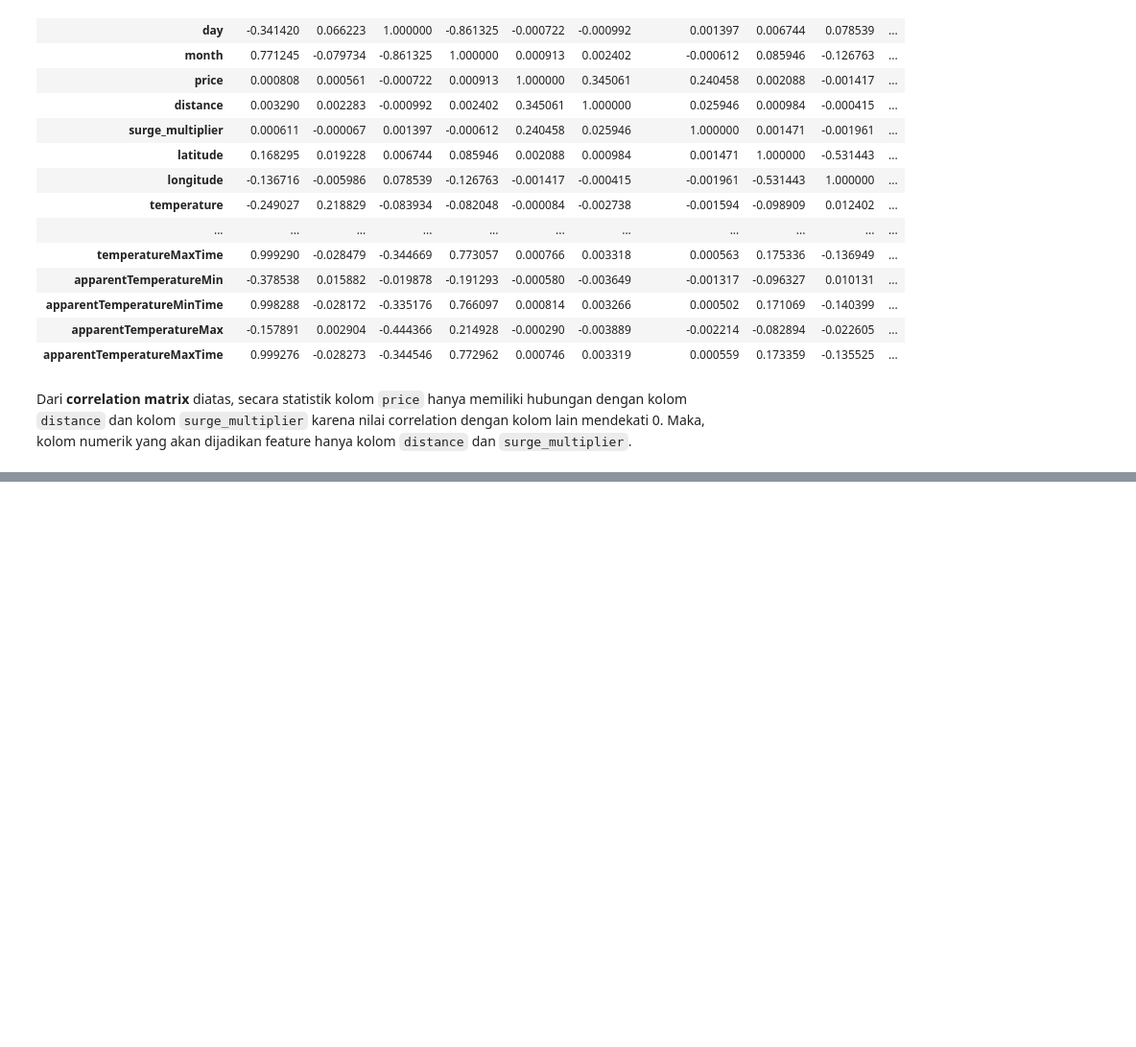
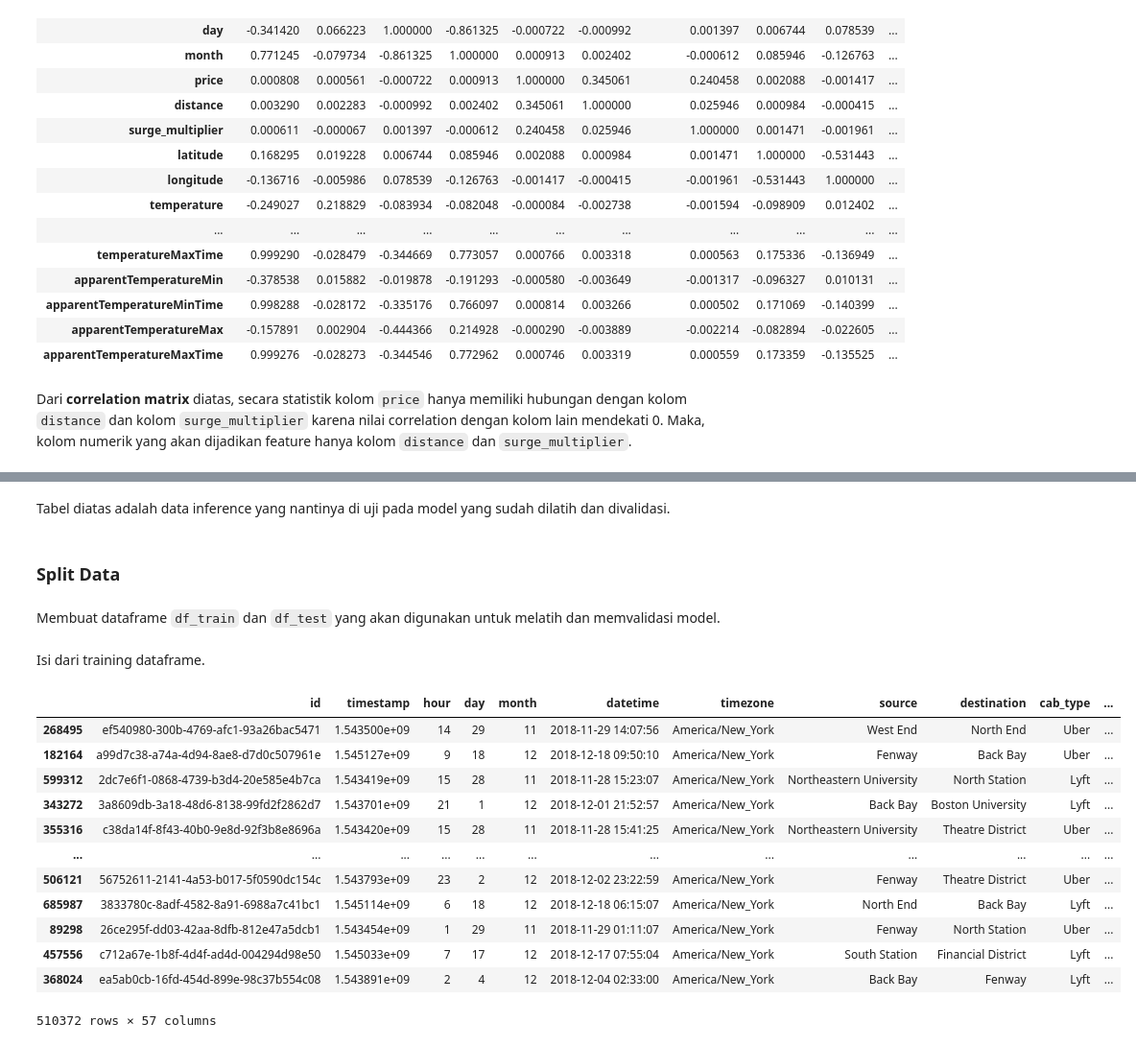
Before and after one commit to Penzragon/h8dsft_P1W1Reg, a Jupyter notebook: script.ipynb, the cells around one changed output, grey strips where cells are left out. Shown at 96% size. Cells and saved outputs as stored; diff of their text form; code cells hidden in the pictures; blank space fills up the shorter version.

Commit message:
Split data

```diff
--- a/script.ipynb
+++ b/script.ipynb
@@ -479,0 +486,8 @@ Dari **correlation matrix** diatas, secara statistik kolom `price` hanya memilik
+# %%
+# Get Data Inference
+inference = rides.sample(10, random_state=23)
+
+# Remove Data Inference from main dataframe
+rides = rides.drop(inference.index)
+
+inference
@@ -479,0 +506,26 @@ Dari **correlation matrix** diatas, secara statistik kolom `price` hanya memilik
+# %% [markdown]
+Tabel diatas adalah data inference yang nantinya di uji pada model yang sudah dilatih dan divalidasi.
+# %% [markdown]
+### Split Data
+# %% [markdown]
+Membuat dataframe `df_train` dan `df_test` yang akan digunakan untuk melatih dan memvalidasi model.
+# %%
+df_train, df_test = train_test_split(rides, test_size=0.2, random_state=23)
+# %% [markdown]
+Isi dari training dataframe.
+# %%
+df_train
+# %% [output]
+|  | id | timestamp | hour | day | month | datetime | timezone | source | destination | cab_type | ... |
+| 268495 | ef540980-300b-4769-afc1-93a26bac5471 | 1.543500e+09 | 14 | 29 | 11 | 2018-11-29 14:07:56 | America/New_York | West End | North End | Uber | ... |
+| 182164 | a99d7c38-a74a-4d94-8ae8-d7d0c507961e | 1.545127e+09 | 9 | 18 | 12 | 2018-12-18 09:50:10 | America/New_York | Fenway | Back Bay | Uber | ... |
+| 599312 | 2dc7e6f1-0868-4739-b3d4-20e585e4b7ca | 1.543419e+09 | 15 | 28 | 11 | 2018-11-28 15:23:07 | America/New_York | Northeastern University | North Station | Lyft | ... |
+| 343272 | 3a8609db-3a18-48d6-8138-99fd2f2862d7 | 1.543701e+09 | 21 | 1 | 12 | 2018-12-01 21:52:57 | America/New_York | Back Bay | Boston University | Lyft | ... |
+| 355316 | c38da14f-8f43-40b0-9e8d-92f3b8e8696a | 1.543420e+09 | 15 | 28 | 11 | 2018-11-28 15:41:25 | America/New_York | Northeastern University | Theatre District | Uber | ... |
+| ... | ... | ... | ... | ... | ... | ... | ... | ... | ... | ... | ... |
+| 506121 | 56752611-2141-4a53-b017-5f0590dc154c | 1.543793e+09 | 23 | 2 | 12 | 2018-12-02 23:22:59 | America/New_York | Fenway | Theatre District | Uber | ... |
+| 685987 | 3833780c-8adf-4582-8a91-6988a7c41bc1 | 1.545114e+09 | 6 | 18 | 12 | 2018-12-18 06:15:07 | America/New_York | North End | Back Bay | Lyft | ... |
+| 89298 | 26ce295f-dd03-42aa-8dfb-812e47a5dcb1 | 1.543454e+09 | 1 | 29 | 11 | 2018-11-29 01:11:07 | America/New_York | Fenway | North Station | Uber | ... |
+| 457556 | c712a67e-1b8f-4d4f-ad4d-004294d98e50 | 1.545033e+09 | 7 | 17 | 12 | 2018-12-17 07:55:04 | America/New_York | South Station | Financial District | Lyft | ... |
+| 368024 | ea5ab0cb-16fd-454d-899e-98c37b554c08 | 1.543891e+09 | 2 | 4 | 12 | 2018-12-04 02:33:00 | America/New_York | Back Bay | Fenway | Lyft | ... |
+510372 rows × 57 columns
```
Also changed, not shown: parts of 9 cells of this notebook.
